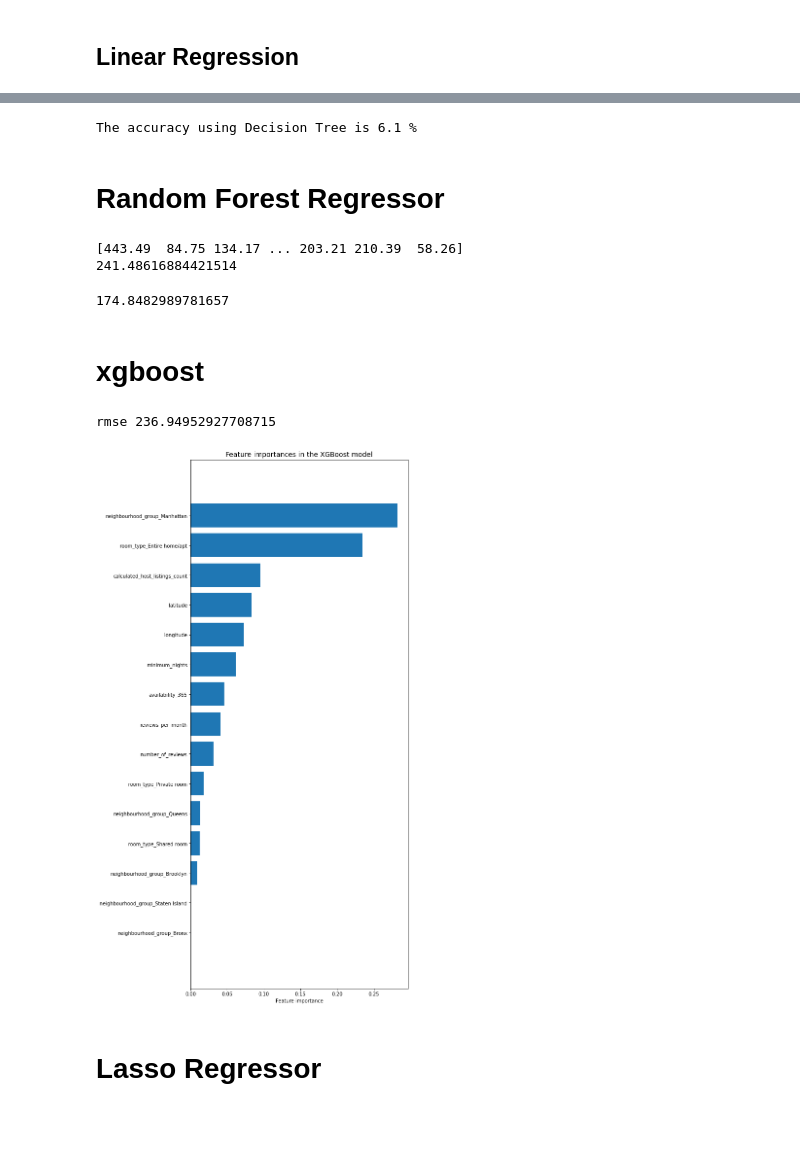
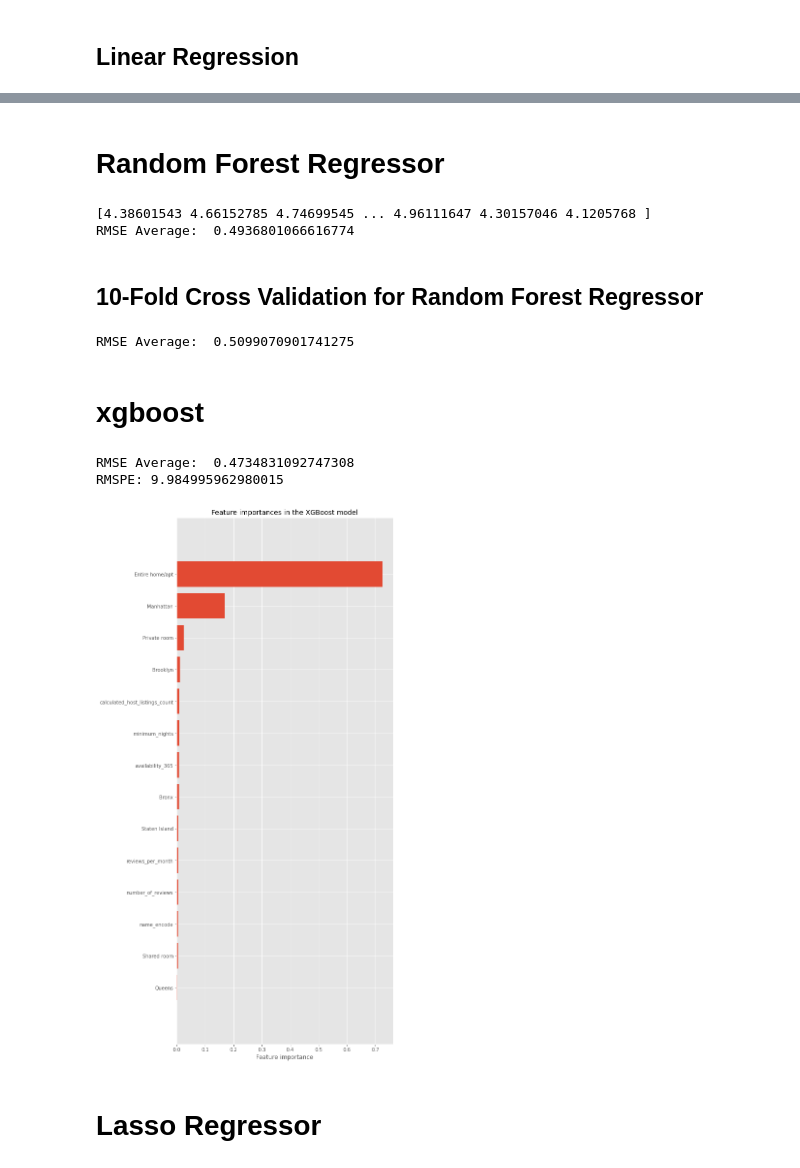
Before and after one commit to seanybarra/Data-Product-on-NYC-Airbnb, a Jupyter notebook: AB_NYC_Price_Prediction.ipynb, the cells around one changed output, grey strips where cells are left out. Saved outputs shown, nothing was run; the diff lists cells and outputs as text; code cells hidden in the pictures; blank space fills up the shorter version.

```diff
--- a/AB_NYC_Price_Prediction.ipynb
+++ b/AB_NYC_Price_Prediction.ipynb
@@ -109,0 +372,3 @@ encode_NYC_df.head()
+# %%
+df = df.drop(columns = ['longitude','latitude'])
+df.head()
@@ -230,19 +591,0 @@ print(rmse_list.mean())
-# %%
-# Instantiating KNeighborsClassifier with an list of different K values:
-
-k = [3,5,15,25]
-
-for i in k:
-    my_knn = KNeighborsClassifier(n_neighbors = i)
-
-    # Training set
-    my_knn.fit(X_train, y_train)
-
-    # Testing on the testing set:
-    y_predict_knn = my_knn.predict(X_test)
-
-    print(y_predict_knn)
-
-    # find the accuracy of knn:
-    accuracy_knn = accuracy_score(y_test, y_predict_knn)
-    print("The accuracy using KNN Algorithm with k =",i, "is", "{:.1f}".format(accuracy_knn * 100), "%")
@@ -260,19 +592,3 @@ The accuracy using KNN Algorithm with k = 25 is 4.6 %
-# %%
-# "my_decisiontree" is instantiated as an "object" of DecisionTreeClassifier "class".
-my_decisiontree = DecisionTreeClassifier(random_state=5)
-
-# We can use the method "fit" of the objects "my_decisiontree" along with training dataset and labels to train the model.
-my_decisiontree.fit(X_train, y_train)
-
-# Testing on the testing set:
-y_predict_dt = my_decisiontree.predict(X_test)
-
-# percent of correct predictions:
-accuracy_dt = accuracy_score(y_test, y_predict_dt)
-
-print("The accuracy using Decision Tree is", "{:.1f}".format(accuracy_dt * 100), "%")
-# %% [output]
-The accuracy using Decision Tree is 6.1 %
 # %% [markdown]
 # Random Forest Regressor
 # %%
@@ -288,32 +604,34 @@ y_predict_rfr = my_randforest.predict(X_test)
 print(y_predict_rfr)
 
 # Calculating "Mean Square Error" (MSE):
-rfr_mse= metrics.mean_squared_error(y_test,y_predict_rfr)
+mse_rfr= metrics.mean_squared_error(y_test,y_predict_rfr)
 
 # Using numpy sqrt function to take the square root and calculate "Root Mean Square Error" (RMSE)
-rfr_rmse = np.sqrt(rfr_mse)
+rmse_rfr = np.sqrt(mse_rfr)
 
-print(rfr_rmse)
+print("RMSE Average: ",rmse_rfr)
 # %% [output]
-[443.49  84.75 134.17 ... 203.21 210.39  58.26]
-241.48616884421514
+[4.38601543 4.66152785 4.74699545 ... 4.96111647 4.30157046 4.1205768 ]
+RMSE Average:  0.4936801066616774
+# %% [markdown]
+## 10-Fold Cross Validation for Random Forest Regressor
 # %%
 # Applying 10-fold cross validation with "Random Forest Regressor":
 my_randforest = RandomForestRegressor()
-mse_list = cross_val_score(my_randforest, X, y, cv=10, scoring='neg_mean_squared_error')
-#print(mse_list)
+mse_list_rfr = cross_val_score(my_randforest, X, y, cv=10, scoring='neg_mean_squared_error')
+#print(mse_list_rfr)
 
 # in order to calculate root mean square error (rmse), we have to make them positive!
-mse_list_positive = -mse_list
+mse_list_positive_rfr = -mse_list_rfr
 
 # using numpy sqrt function to calculate rmse:
-rmse_list = np.sqrt(mse_list_positive)
-#print(rmse_list)
+rmse_list_rfr = np.sqrt(mse_list_positive_rfr )
+#print(rmse_list_rfr)
 
 # calculate the average RMSE as final result of cross validation:
-print(rmse_list.mean())
+print("RMSE Average: ",rmse_list_rfr.mean())
 # %% [output]
-174.8482989781657
+RMSE Average:  0.5099070901741275
 # %% [markdown]
 # xgboost
 # %%
@@ -322,37 +640,41 @@ print(rmse_list.mean())
 import xgboost as xgb
 
 # Fitting the model
 xgb_regressor = xgb.XGBRegressor()
 xgb_regressor.fit(X_train, y_train)
 
 # Testing on the testing set:
 y_predict_xgb = xgb_regressor.predict(X_test)
 
-
 # Calculating "Mean Square Error" (MSE):
 rfr_mse= metrics.mean_squared_error(y_test,y_predict_xgb)
 
 # Using numpy sqrt function to take the square root and calculate "Root Mean Square Error" (RMSE)
 rfr_rmse = np.sqrt(rfr_mse)
 
-print('rmse',rfr_rmse)
+print("RMSE Average: ",rfr_rmse)
+
+#calculate the Root Mean Squared Percent Error
+rmspe = (np.sqrt(np.mean(np.square((y_test - y_predict_xgb) /y_test)))) * 100
+print('RMSPE:',rmspe)
 
 training_preds_xgb_reg = xgb_regressor.predict(X_train)
 y_predict_xgb = xgb_regressor.predict(X_test)
 
 # Producing a dataframe of feature importances
 ft_weights_xgb_reg = pd.DataFrame(xgb_regressor.feature_importances_, columns=['weight'], index=X_train.columns)
 ft_weights_xgb_reg.sort_values('weight', inplace=True)
 
 # Plotting feature importances
 plt.figure(figsize=(8,20))
 plt.barh(ft_weights_xgb_reg.index, ft_weights_xgb_reg.weight, align='center')
 plt.title("Feature importances in the XGBoost model", fontsize=14)
 plt.xlabel("Feature importance")
 plt.margins(y=0.1)
 # %% [output]
-rmse 236.94952927708715
+RMSE Average:  0.4734831092747308
+RMSPE: 9.984995962980015
-[figure, old version]
+[figure, new version]
 # %% [markdown]
 # Lasso Regressor
 # %%
```
Also changed, not shown: parts of 45 cells of this notebook.
